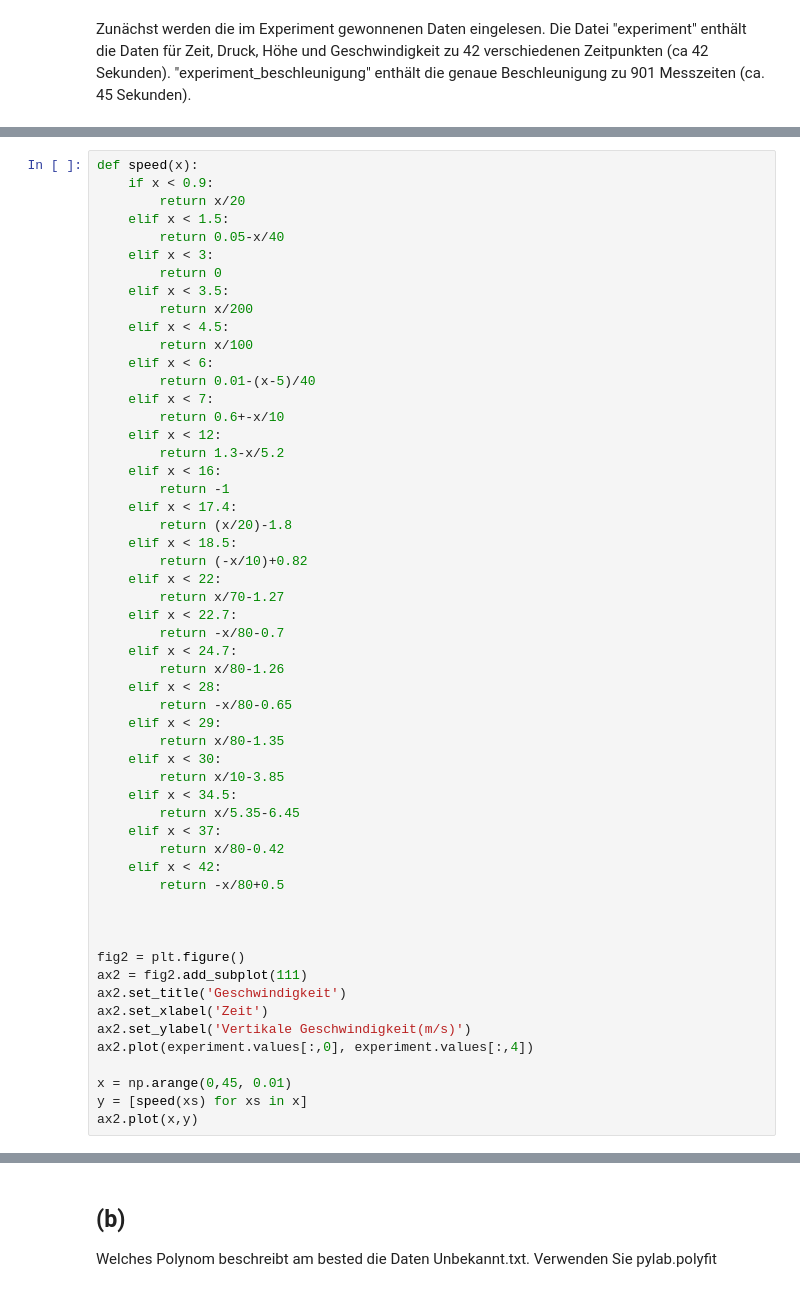
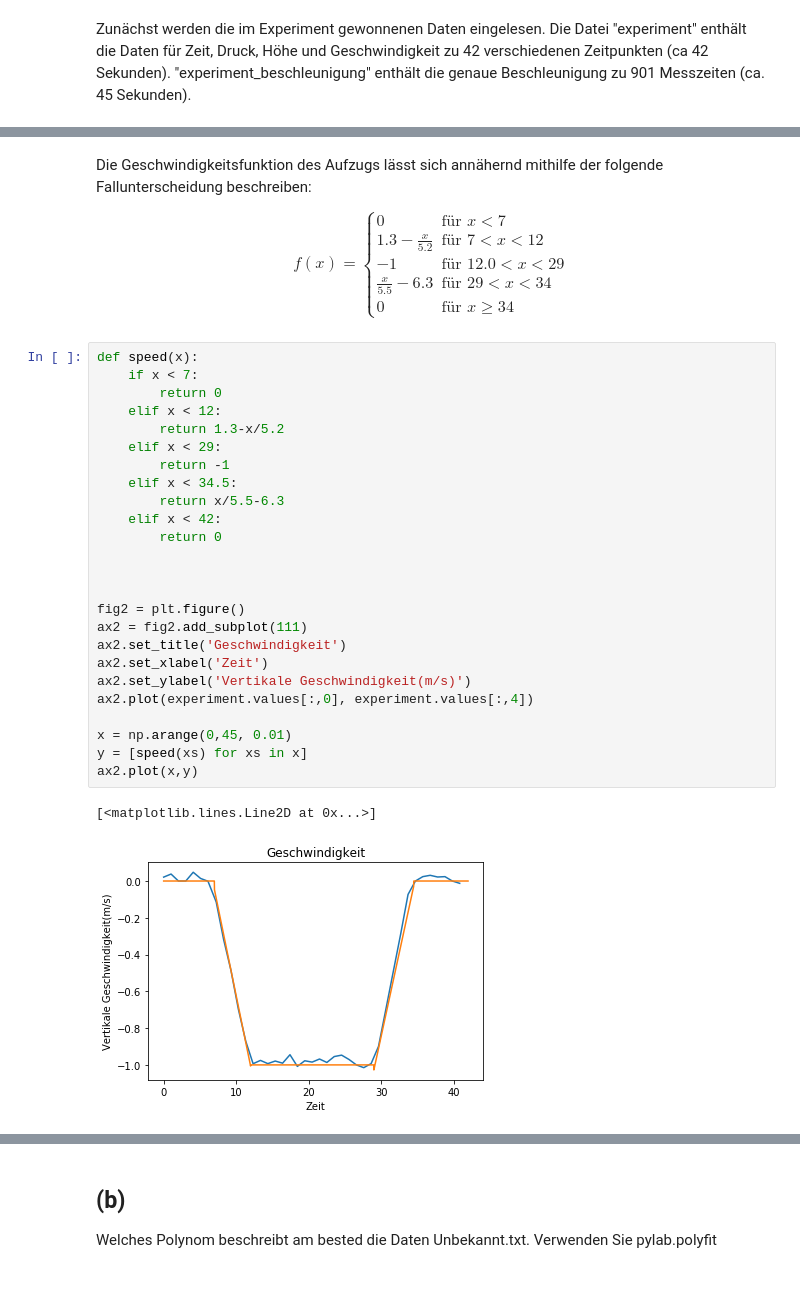
Before and after one commit to AlexandraMayer/Modellbildung-und-Simulation, a Jupyter notebook: Klassische Mechanik 1.ipynb, the cells around one changed output, grey strips where cells are left out. Drawn from its saved outputs; the diff is of its cells as text.

```diff
--- a/Klassische Mechanik 1.ipynb
+++ b/Klassische Mechanik 1.ipynb
@@ -111,55 +98,41 @@ ax2.plot(experiment.values[:,0], experiment.values[:,4])
+# %% [markdown]
+Die Geschwindigkeitsfunktion des Aufzugs lässt sich annähernd mithilfe der folgende Fallunterscheidung beschreiben:
+
+\begin{equation}
+   f(x) =
+   \begin{cases}
+     0 & \text{für } x < 7 \\
+     1.3-\frac{x}{5.2} & \text{für } 7 < x < 12 \\
+     -1 & \text{für } 12.0 < x < 29 \\
+     \frac{x}{5.5}-6.3 & \text{für } 29 < x < 34\\
+     0 & \text{für } x \ge 34
+   \end{cases}
+\end{equation}
 # %%
 def speed(x):
-    if x < 0.9:
-        return x/20
-    elif x < 1.5:
-        return 0.05-x/40
-    elif x < 3:
+    if x < 7:
         return 0
-    elif x < 3.5:
-        return x/200
-    elif x < 4.5:
-        return x/100
-    elif x < 6:
-        return 0.01-(x-5)/40
-    elif x < 7:
-        return 0.6+-x/10
     elif x < 12:
         return 1.3-x/5.2
-    elif x < 16:
+    elif x < 29:
         return -1
-    elif x < 17.4:
-        return (x/20)-1.8
-    elif x < 18.5:
-        return (-x/10)+0.82
-    elif x < 22:
-        return x/70-1.27
-    elif x < 22.7:
-        return -x/80-0.7
-    elif x < 24.7:
-        return x/80-1.26
-    elif x < 28:
-        return -x/80-0.65
-    elif x < 29:
-        return x/80-1.35
-    elif x < 30:
-        return x/10-3.85
     elif x < 34.5:
-        return x/5.35-6.45
-    elif x < 37:
-        return x/80-0.42
+        return x/5.5-6.3
     elif x < 42:
-        return -x/80+0.5
+        return 0
 
 
 
 fig2 = plt.figure()
 ax2 = fig2.add_subplot(111)
 ax2.set_title('Geschwindigkeit')
 ax2.set_xlabel('Zeit')
 ax2.set_ylabel('Vertikale Geschwindigkeit(m/s)')
 ax2.plot(experiment.values[:,0], experiment.values[:,4])
 
 x = np.arange(0,45, 0.01)
 y = [speed(xs) for xs in x]
 ax2.plot(x,y)
+# %% [output]
+[<matplotlib.lines.Line2D at 0x...>]
+[figure, added]
```
Also changed, not shown: parts of 164 cells of this notebook.
